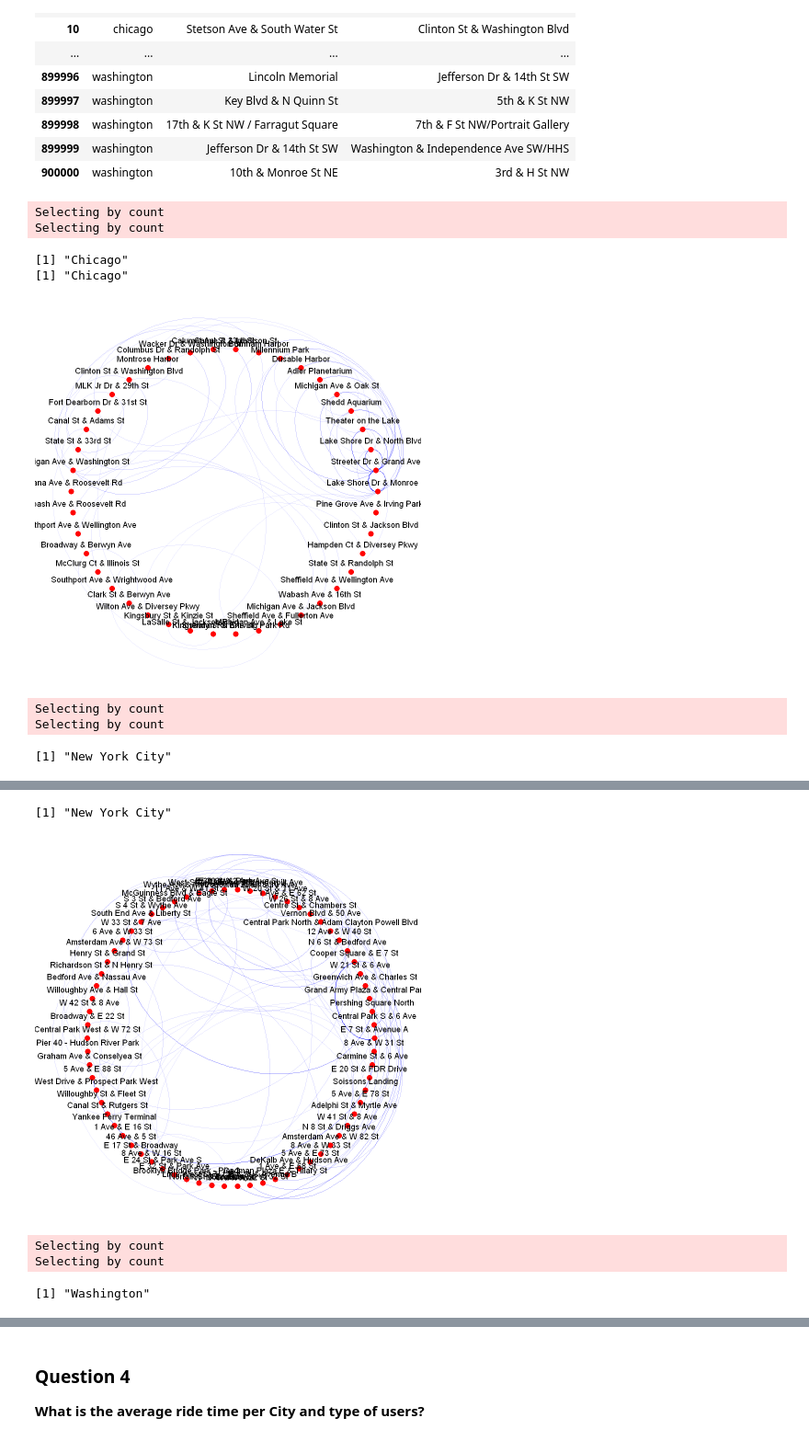
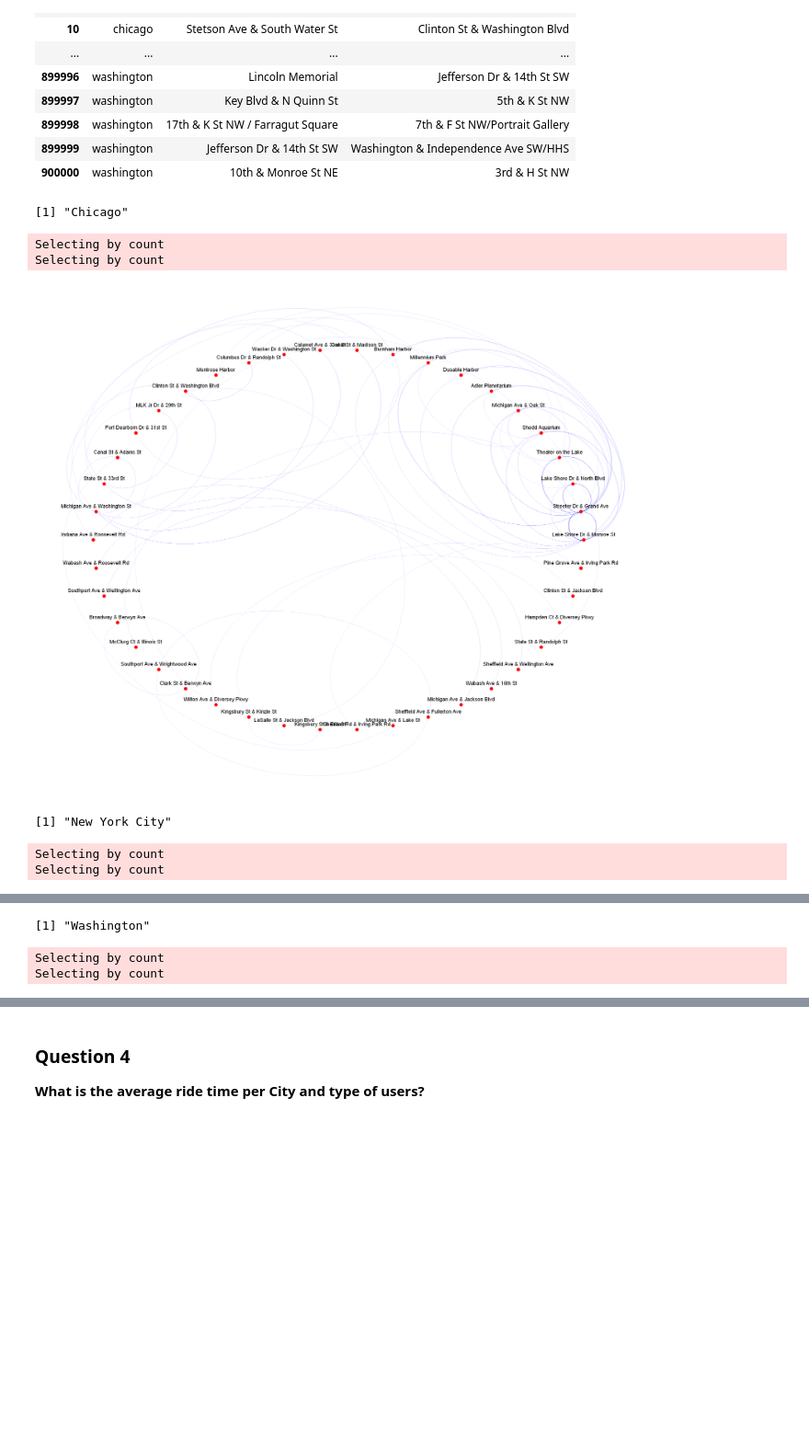
Before and after one commit to DantyDCook/D498, a Jupyter notebook: D498_Project_R_Code_DDCook.ipynb, the cells around one changed output, grey strips where cells are left out. Shown at 92% size. Drawn from its saved outputs; the diff is of its cells as text; code cells hidden in the pictures; blank space fills up the shorter version.

```diff
--- a/D498_Project_R_Code_DDCook.ipynb
+++ b/D498_Project_R_Code_DDCook.ipynb
@@ -2523,6 +2494,8 @@ cities = c("chicago", "new york city", "washington")
 # %%
 #
 for (city in cities) {
+
+  print(str_to_title(city))
 
   city_pheb_df <- plot_hierarchical_edge_bundling %>%
     filter(location == city)
@@ -2567,43 +2540,41 @@ for (city in cities) {
     #scale_y_continuous(expand = expansion(mult = 0.5)) +
     theme_void()
 
-  print(str_to_title(city))
+
   print(circle_graph)
 
   ggsave_circle_file_name = paste(city, "circlegraph_most_used_routes.pdf", sep="_")
 
   ggsave(file = ggsave_circle_file_name, units = "in", width = 6, height = 7)
 
 
 
   #### #### #### #### #### #### #### ####
   #### #### #### #### #### #### #### ####
   #### #### #### #### #### #### #### ####
 
 
   fr_graph <- ggraph(g_fr, layout = "fr") +
     geom_edge_link(aes(alpha = count / max(count)), color = "blue") +
     geom_node_point(size = 3, color = "red") +
     geom_node_text(aes(label = name), vjust = -1) +
     #scale_x_continuous(expand = expansion(mult = 0.5)) +
     #scale_y_continuous(expand = expansion(mult = 0.5)) +
     theme_void()
 
-  print(str_to_title(city))
   print(fr_graph)
 
-  ggsave_fr_file_name = paste(city, "_frgraph_must_used_routes.pdf", sep="_")
+  ggsave_fr_file_name = paste(city, "frgraph_must_used_routes.pdf", sep="_")
 
   ggsave(file = ggsave_fr_file_name, units = "in", width = 6, height = 7)
 
 
 }
 # %% [output]
-Selecting by count
-Selecting by count
+[1] "Chicago"
-[1] "Chicago"
-[1] "Chicago"
+Selecting by count
+Selecting by count
-[figure, old version]
+[figure, new version]
-Selecting by count
-Selecting by count
+[1] "New York City"
-[1] "New York City"
+Selecting by count
+Selecting by count
@@ -2611,5 +2583,3 @@ Selecting by count
-[1] "New York City"
+[1] "Washington"
-[figure, old version]
 Selecting by count
 Selecting by count
-[1] "Washington"
```
Also changed, not shown: parts of 77 cells of this notebook, 34 other files.
